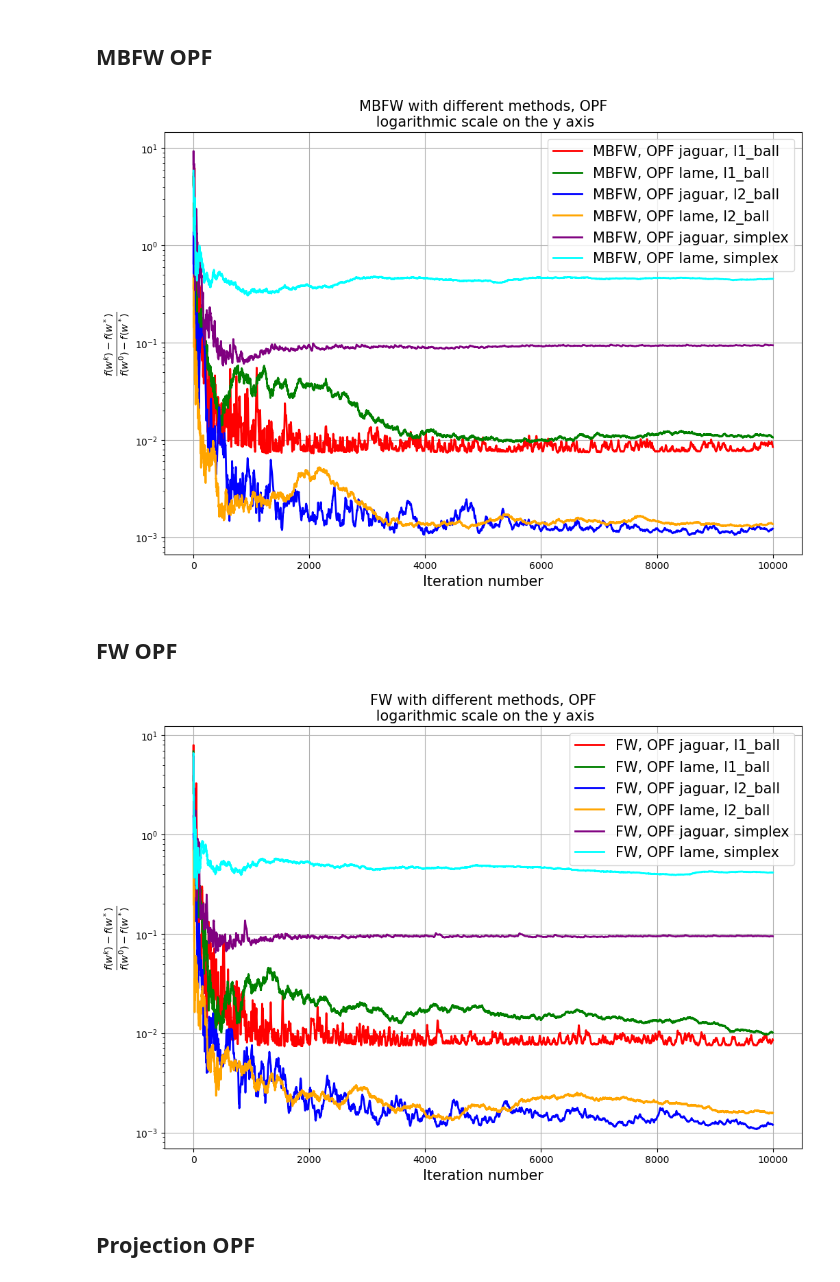
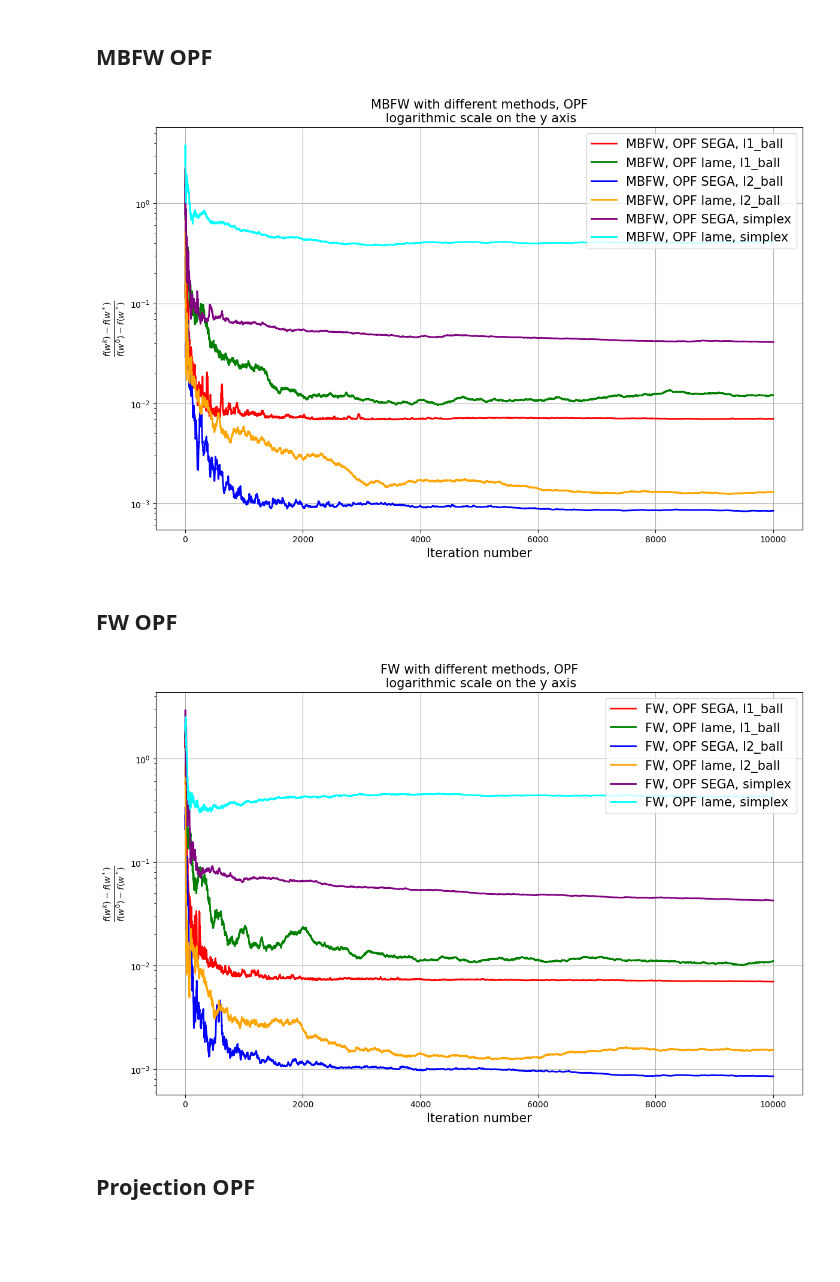
Before and after one commit to minashkinvladislav/Frank_Wolfe, a Jupyter notebook: experiments.ipynb, the cells around one changed output. Drawn from its saved outputs; the diff is of its cells as text; code cells hidden in the pictures; blank space fills up the shorter version.

```diff
--- a/experiments.ipynb
+++ b/experiments.ipynb
@@ -69,6 +69,7 @@ args['criterium'] = 'f(x_k+1) - f(x_k)'
 np.random.seed(args['seed'])
 w_0 = np.random.random_sample(args['d'])
 args['jaguar'] = False
+args['sega'] = False
 args['use_proj'] = True
 args['c'] = 50
 
@@ -84,7 +85,7 @@ R_0_l1 = f(w_0_l1, args) - f(w_true_sol_l1, args)
 ### l_2 ball ###
 args['set'] = 'l2_ball'
 w_0_l2 = w_0 / np.linalg.norm(w_0, ord=2)
-w_true_sol_l2, _ , _ = optimizers.GDOptimizer(f, gradient_true,
+w_true_sol_l2, e , _ = optimizers.GDOptimizer(f, gradient_true,
                                                 x_0 = w_0_l2,
                                                 step = const_gamma,
                                                 args = args).search()
@@ -422,13 +422,20 @@ for Q, w_0, R_0, w_sol in zip(['l1_ball', 'l2_ball', 'simplex'],
     args['x_sol'] = w_sol
     for grad, name in zip([optimizers.get_grad_tpf_jaguar,
                            optimizers.get_grad_tpf_lame_v1],
-                           ['TPF jaguar', 'TPF lame']):
+                           ['TPF SEGA', 'TPF lame']):
         args['set'] = Q
         args['batch_size'] = 1
+        args['h'] = np.zeros(args['d'])
+        args['grad_curr'] = np.zeros(args['d'])
         if name == 'TPF jaguar':
             args['jaguar'] = True
+            args['sega'] = False
+        elif name == 'TPF SEGA':
+            args['jaguar'] = False
+            args['sega'] = True
         else:
             args['jaguar'] = False
+            args['sega'] = False
         optimizer = optimizers.FWOptimizer(f, grad, x_0 = w_0,
                                            step = fw_step, args = args)
 
@@ -452,12 +460,12 @@ optimizers.make_err_plot(iterations_fw, errors_fw, y_label=y_label,
 reload(optimizers)
 title = ''
 
-args['max_steps'] = 10 ** 3
+args['max_steps'] = 2 * 10 ** 3
 args['batch_size'] = 1
 args['criterium'] = 'f(x_k) - f(x^*)'
 args['use_proj'] = True
 args['norm'] = 1
-args['c'] = 50
+args['c'] = 200
 
 #####
 args['grad_curr'] = np.zeros(args['d'])
@@ -474,12 +482,22 @@ for Q, w_0, R_0, w_sol in zip(['l1_ball', 'l2_ball', 'simplex'],
     args['x_sol'] = w_sol
     for grad, name in zip([optimizers.get_grad_tpf_jaguar,
                            optimizers.get_grad_tpf_lame_v1],
-                          ['TPF jaguar', 'TPF lame']):
+                          ['TPF SEGA', 'TPF lame']):
         args['set'] = Q
+        args['h'] = np.zeros(args['d'])
+        args['grad_curr'] = np.zeros(args['d'])
         if name == 'TPF jaguar':
+            args['c'] = 50
             args['jaguar'] = True
+            args['sega'] = False
+        elif name == 'TPF SEGA':
+            args['c'] = 200
+            args['jaguar'] = False
+            args['sega'] = True
         else:
+            args['c'] = 1
             args['jaguar'] = False
+            args['sega'] = False
         args['batch_size'] = 1
         optimizer = optimizers.GDOptimizer(f, grad, x_0 = w_0,
                                            step = const_gamma, args = args)
@@ -583,13 +602,20 @@ for Q, w_0, R_0, w_sol in zip(['l1_ball', 'l2_ball', 'simplex'],
     args['x_sol'] = w_sol
     for grad, name in zip([optimizers.get_grad_opf_jaguar,
                            optimizers.get_grad_opf_lame],
-                          ['OPF jaguar', 'OPF lame']):
+                          ['OPF SEGA', 'OPF lame']):
         args['set'] = Q
         args['batch_size'] = 1
+        args['h'] = np.zeros(args['d'])
+        args['grad_curr'] = np.zeros(args['d'])
         if name == 'OPF jaguar':
             args['jaguar'] = True
+            args['sega'] = False
+        elif name == 'OPF SEGA':
+            args['jaguar'] = False
+            args['sega'] = True
         else:
             args['jaguar'] = False
+            args['sega'] = False
         optimizer = optimizers.MBFWOptimizer(f, grad, x_0 = w_0,
                                              step = fw_step, args = args)
 
@@ -602,11 +628,12 @@ for Q, w_0, R_0, w_sol in zip(['l1_ball', 'l2_ball', 'simplex'],
 # %%
 title = "MBFW with different methods, OPF"
 y_label = r'$\frac{f(w^k) - f(w^*)}{f(w^0) - f(w^*)}$'
 
 optimizers.make_err_plot(iterations_mbfw, errors_mbfw, y_label=y_label,
-                         labels=labels_mbfw, title=title, markers=[None]*100)
+                         labels=labels_mbfw, title=title, markers=[None]*100,
+                         name='MBFW OPF cmp exp1')
 # %% [output]
-[figure, old version]
+[figure, new version]
 # %% [markdown]
 ## FW OPF
 # %%
@@ -656,9 +690,10 @@ title = "FW with different methods, OPF"
 y_label = r'$\frac{f(w^k) - f(w^*)}{f(w^0) - f(w^*)}$'
 
 optimizers.make_err_plot(iterations_fw, errors_fw, y_label=y_label,
-                         labels=labels_fw, title=title, markers=[None]*100)
+                         labels=labels_fw, title=title, markers=[None]*100,
+                         name='FW OPF cmp exp1')
 # %% [output]
-[figure, old version]
+[figure, new version]
 # %% [markdown]
 ## Projection OPF
 # %%
```
Also changed, not shown: parts of 9 cells of this notebook, 11 other files.
